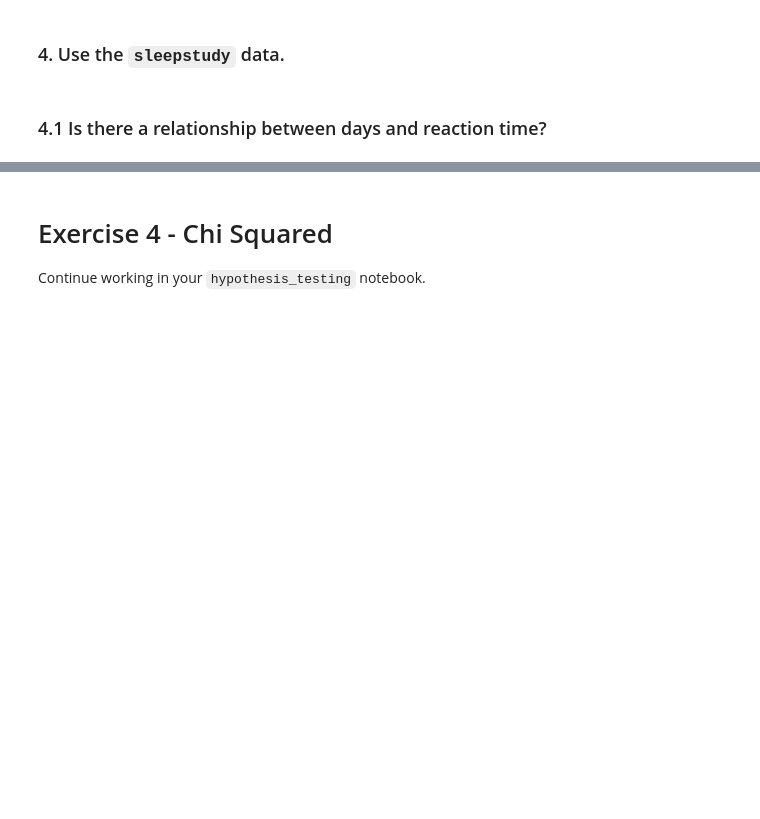
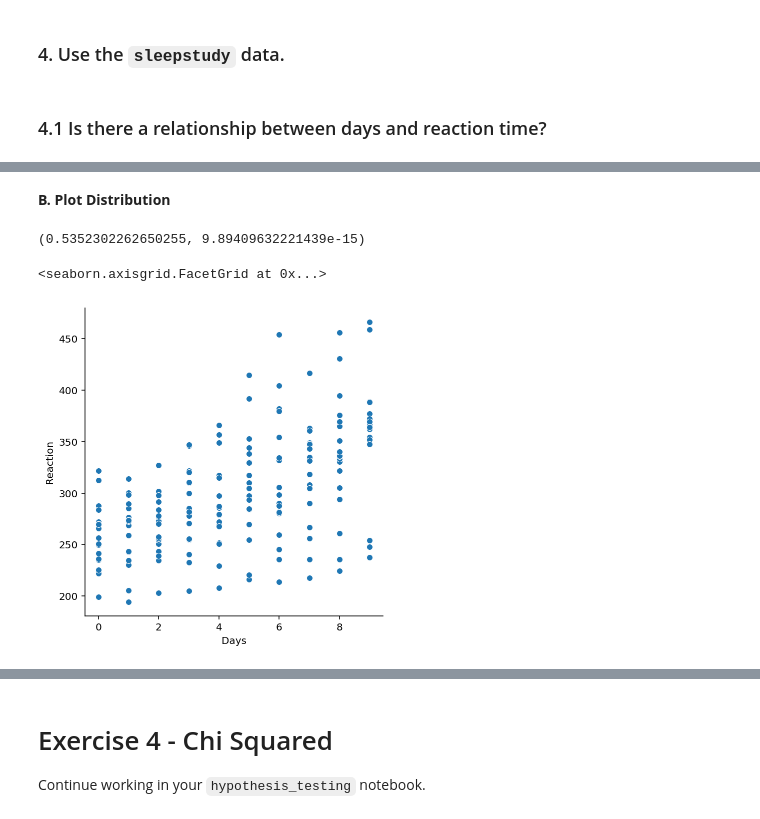
Before and after one commit to QMCBT-JustinEvans/statistics-exercises, a Jupyter notebook: hypothesis_testing.ipynb, the cells around one changed output, grey strips where cells are left out. Saved outputs shown, nothing was run; the diff lists cells and outputs as text; code cells hidden in the pictures; blank space fills up the shorter version.

```diff
--- a/hypothesis_testing.ipynb
+++ b/hypothesis_testing.ipynb
@@ -1156,0 +1255,3 @@ Reject the null hypothesis
+# %%
+sleep_df = pydataset.data('sleepstudy')
+sleep_df.head()
@@ -1156,0 +1321,11 @@ Reject the null hypothesis
+# %% [markdown]
+**B. Plot Distribution**
+# %%
+stats.pearsonr(sleep_df.Days, sleep_df.Reaction)
+# %% [output]
+(0.5352302262650255, 9.89409632221439e-15)
+# %%
+sns.relplot(data=sleep_df, x='Days', y='Reaction')
+# %% [output]
+<seaborn.axisgrid.FacetGrid at 0x...>
+[figure, added]
```
Also changed, not shown: parts of 55 cells of this notebook.
